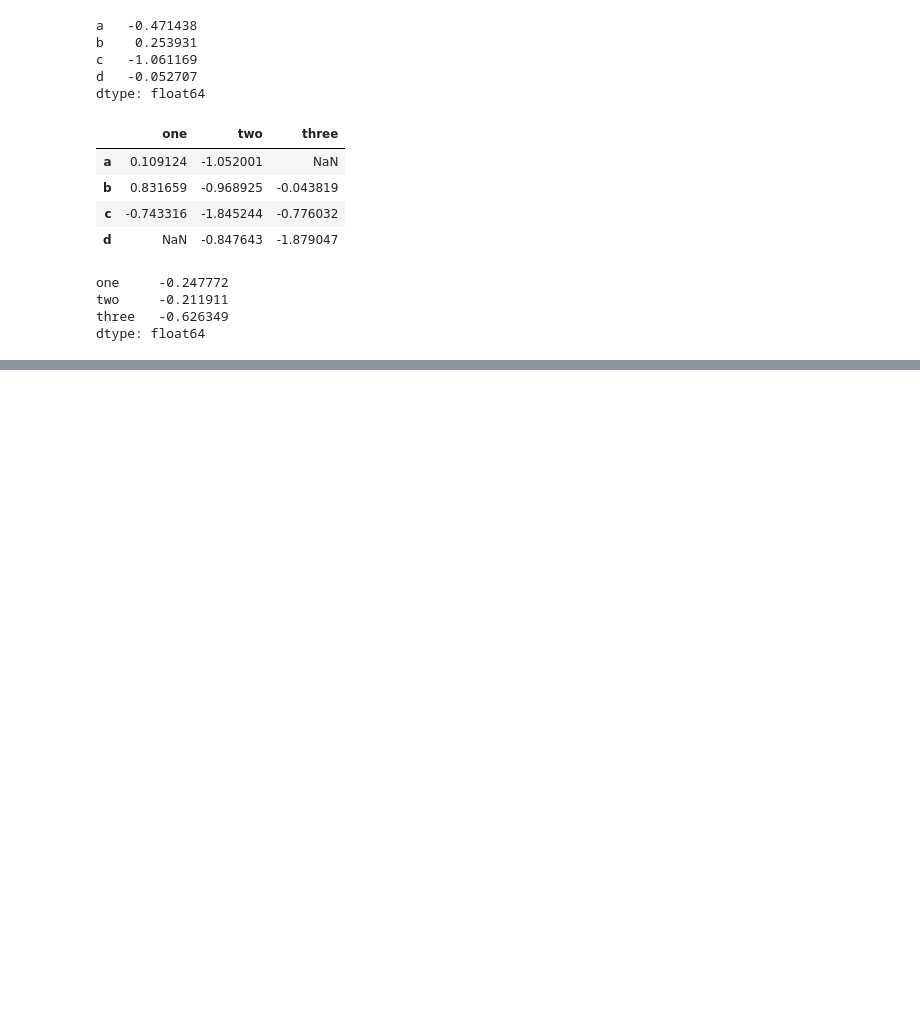
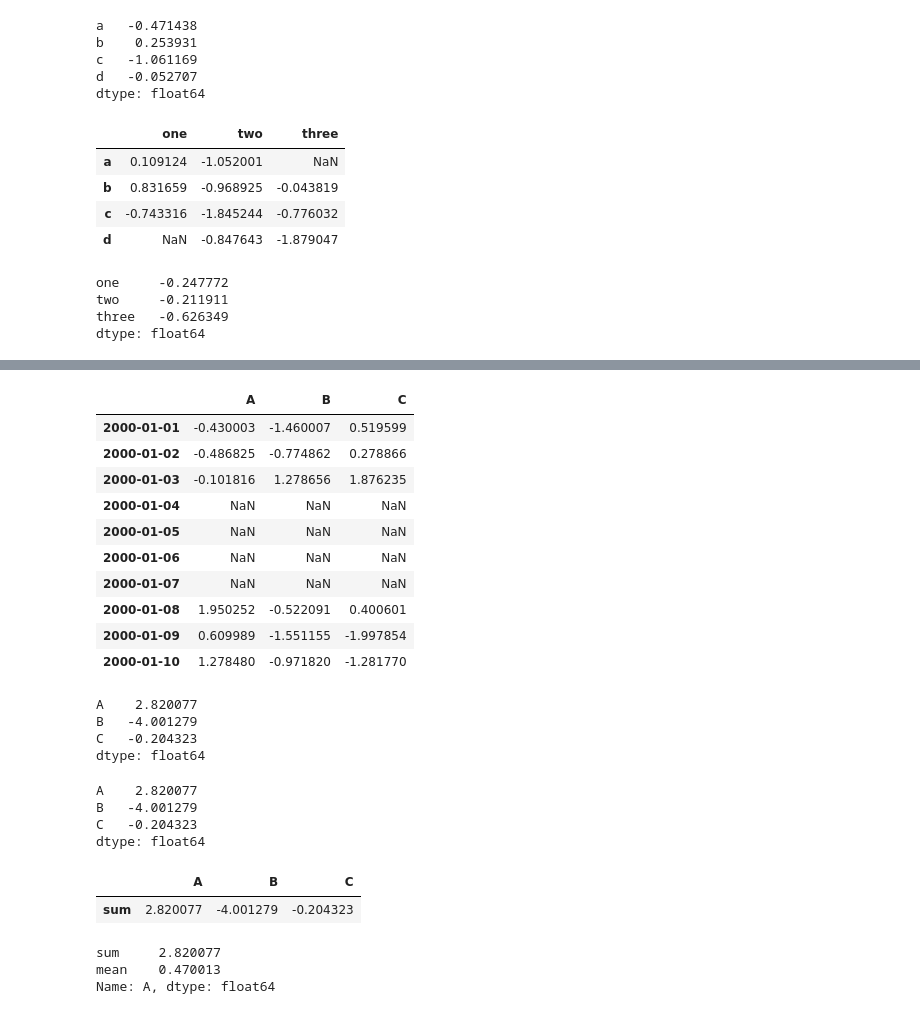
Before and after one commit to navyaanejathegreat/py_libraries, a Jupyter notebook: pandas.ipynb, the cells around one changed output, grey strips where cells are left out. Drawn from its saved outputs; the diff is of its cells as text; code cells hidden in the pictures; blank space fills up the shorter version.

```diff
--- a/pandas.ipynb
+++ b/pandas.ipynb
@@ -610,0 +665,43 @@ dtype: float64
+# %%
+tsdf.iloc[3:7] = np.nan
+tsdf
+# %% [output]
+|  | A | B | C |
+| 2000-01-01 | -0.430003 | -1.460007 | 0.519599 |
+| 2000-01-02 | -0.486825 | -0.774862 | 0.278866 |
+| 2000-01-03 | -0.101816 | 1.278656 | 1.876235 |
+| 2000-01-04 | NaN | NaN | NaN |
+| 2000-01-05 | NaN | NaN | NaN |
+| 2000-01-06 | NaN | NaN | NaN |
+| 2000-01-07 | NaN | NaN | NaN |
+| 2000-01-08 | 1.950252 | -0.522091 | 0.400601 |
+| 2000-01-09 | 0.609989 | -1.551155 | -1.997854 |
+| 2000-01-10 | 1.278480 | -0.971820 | -1.281770 |
+# %%
+tsdf.agg(lambda x: np.sum(x))
+# %% [output]
+A    2.820077
+B   -4.001279
+C   -0.204323
+dtype: float64
+# %%
+tsdf.agg("sum")
+# %% [output]
+A    2.820077
+B   -4.001279
+C   -0.204323
+dtype: float64
+# %%
+#different kinds here we are using agg with multiple functions
+# You can pass multiple aggregation arguments as a list. The results of each of the passed functions will be a row in
+# the resulting DataFrame. These are naturally named from the aggregation function.
+tsdf.agg(["sum"])
+# %% [output]
+|  | A | B | C |
+| sum | 2.820077 | -4.001279 | -0.204323 |
+# %%
+tsdf["A"].agg(["sum", "mean"])
+# %% [output]
+sum     2.820077
+mean    0.470013
+Name: A, dtype: float64
```
Also changed, not shown: parts of 8 cells of this notebook.
